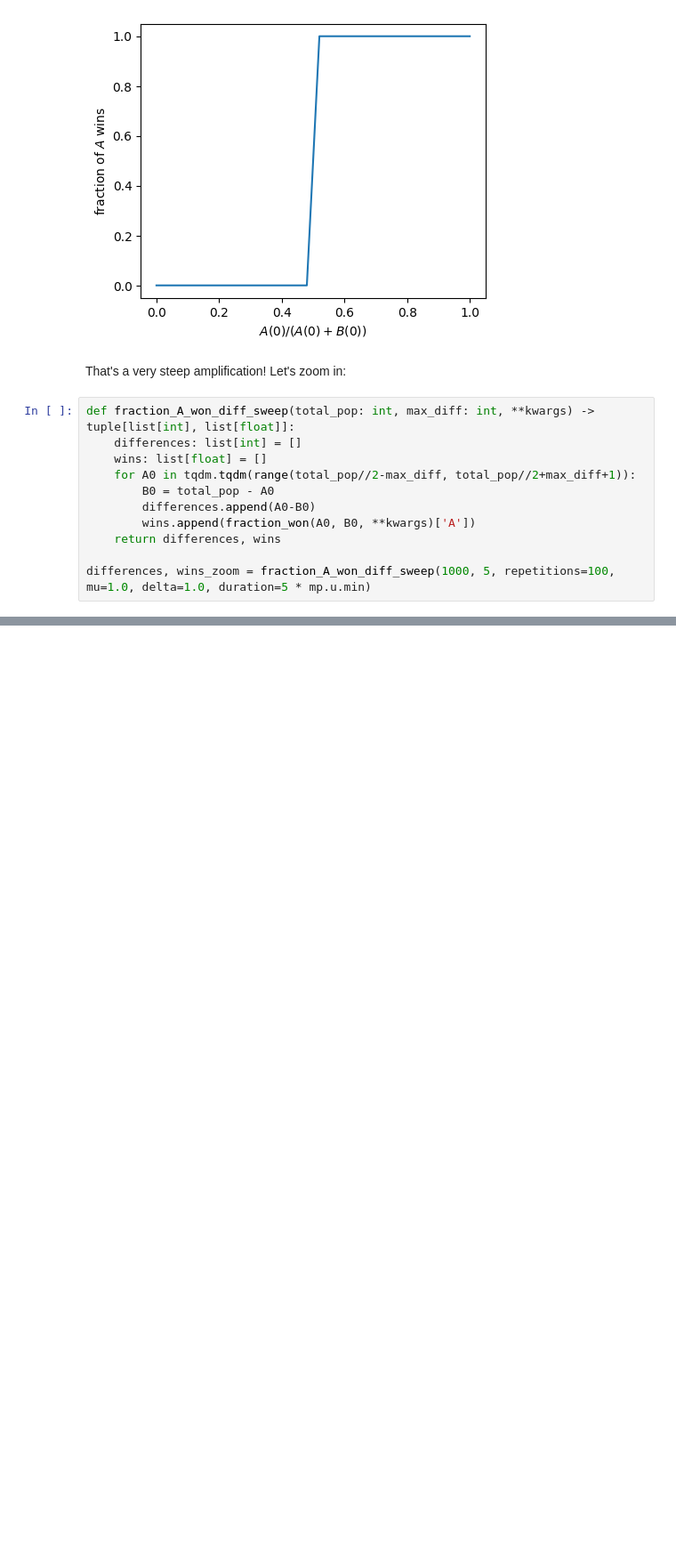
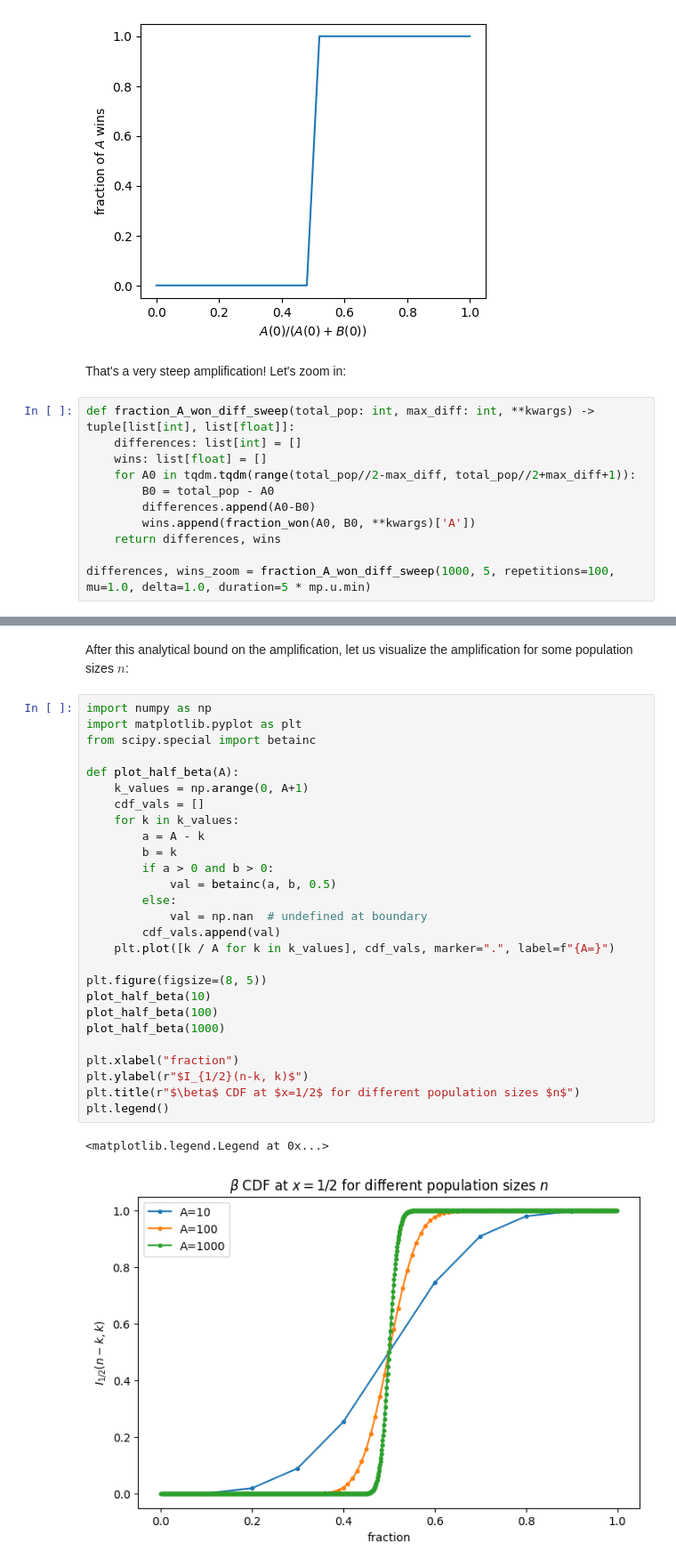
Before and after one commit to BioDisCo/computational_bioengineering, a Jupyter notebook: consensus/notes.ipynb, the cells around one changed output, grey strips where cells are left out. Shown at 89% size. Saved outputs shown, nothing was run; the diff lists cells and outputs as text; blank space fills up the shorter version.

```diff
--- a/consensus/notes.ipynb
+++ b/consensus/notes.ipynb
@@ -736,0 +683,32 @@ It only remains to upper-bound the term $I_{1/2}(\alpha,\beta)$:
+# %% [markdown]
+After this analytical bound on the amplification, let us visualize the amplification for some population sizes $n$:
+# %%
+import numpy as np
+import matplotlib.pyplot as plt
+from scipy.special import betainc
+
+def plot_half_beta(A):
+    k_values = np.arange(0, A+1)
+    cdf_vals = []
+    for k in k_values:
+        a = A - k
+        b = k
+        if a > 0 and b > 0:
+            val = betainc(a, b, 0.5)
+        else:
+            val = np.nan  # undefined at boundary
+        cdf_vals.append(val)
+    plt.plot([k / A for k in k_values], cdf_vals, marker=".", label=f"{A=}")
+
+plt.figure(figsize=(8, 5))
+plot_half_beta(10)
+plot_half_beta(100)
+plot_half_beta(1000)
+
+plt.xlabel("fraction")
+plt.ylabel(r"$I_{1/2}(n-k, k)$")
+plt.title(r"$\beta$ CDF at $x=1/2$ for different population sizes $n$")
+plt.legend()
+# %% [output]
+<matplotlib.legend.Legend at 0x...>
+[figure, added]
```
Also changed, not shown: parts of 12 cells of this notebook, 6 other files.
